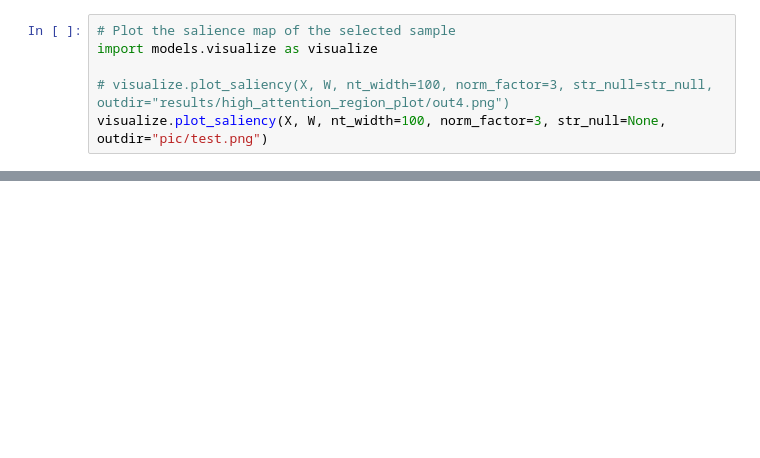
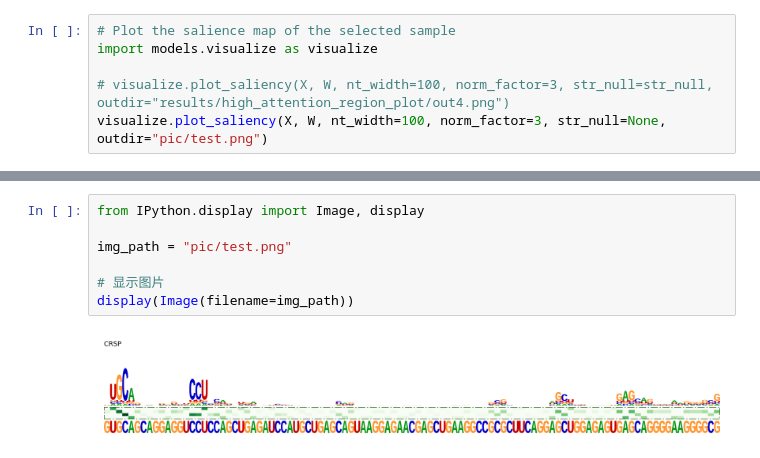
Before and after one commit to wlab2021/CPRISP, a Jupyter notebook: mine.ipynb, the cells around one changed output, grey strips where cells are left out. Saved outputs shown, nothing was run; the diff lists cells and outputs as text; blank space fills up the shorter version.

```diff
--- a/mine.ipynb
+++ b/mine.ipynb
@@ -247,0 +245,9 @@ visualize.plot_saliency(X, W, nt_width=100, norm_factor=3, str_null=None, outdir
+# %%
+from IPython.display import Image, display
+
+img_path = "pic/test.png"
+
+# 显示图片
+display(Image(filename=img_path))
+# %% [output]
+[figure, added]
```
Also changed, not shown: parts of 2 cells of this notebook.
